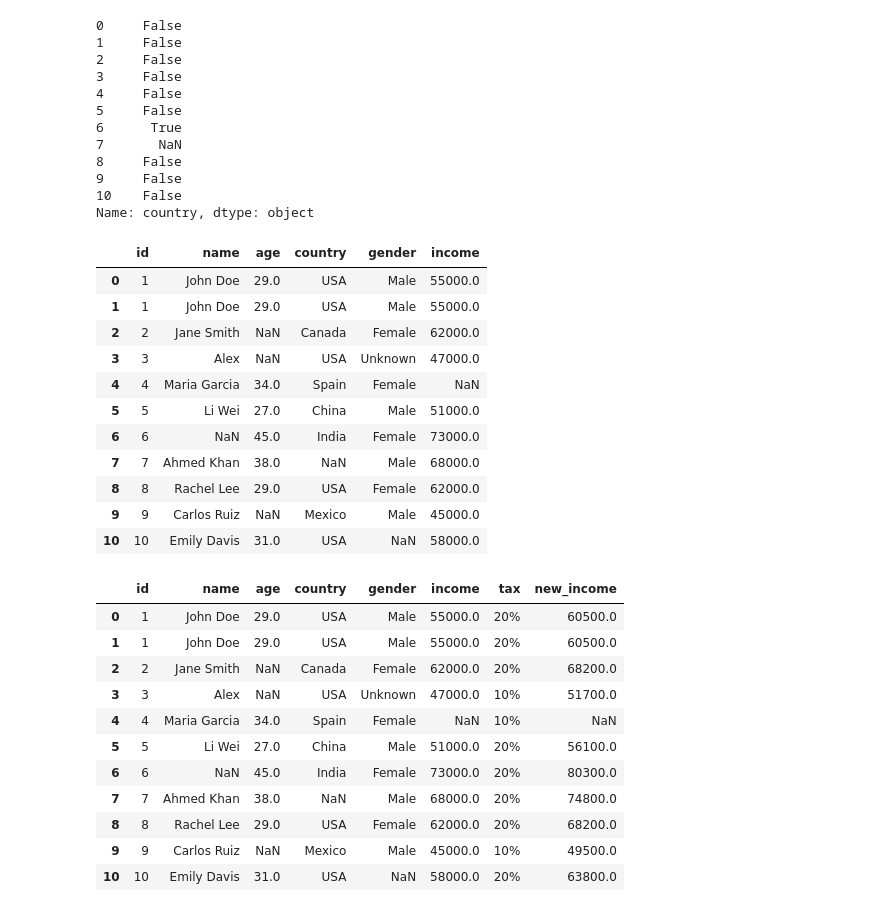
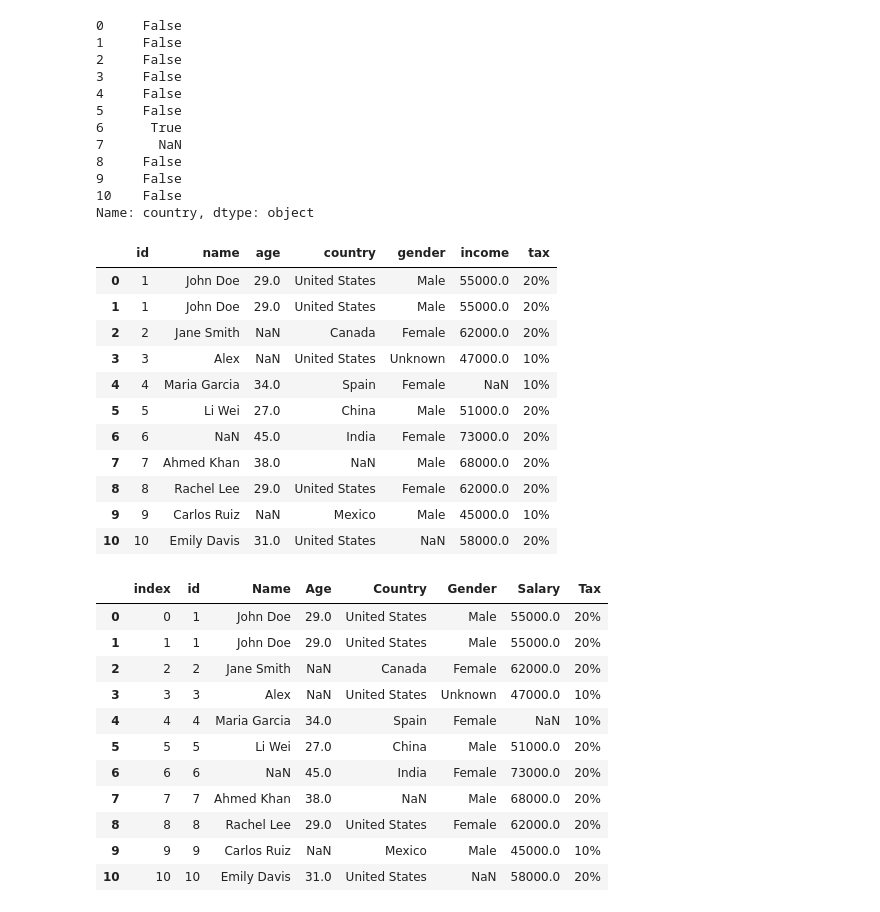
Before and after one commit to zzgirirohit001-tech/Amazon-store-work, a Jupyter notebook: jupyter/pandas.ipynb, the cells around one changed output. Drawn from its saved outputs; the diff is of its cells as text; code cells hidden in the pictures.

```diff
--- a/jupyter/pandas.ipynb
+++ b/jupyter/pandas.ipynb
@@ -359,41 +359,53 @@ df["country"].str.contains("india",case=False) #use case to ignore the upper or
 10    False
 Name: country, dtype: object
 # %%
-df
+df2
 # %% [output]
-|  | id | name | age | country | gender | income |
-| 0 | 1 | John Doe | 29.0 | USA | Male | 55000.0 |
-| 1 | 1 | John Doe | 29.0 | USA | Male | 55000.0 |
-| 2 | 2 | Jane Smith | NaN | Canada | Female | 62000.0 |
-| 3 | 3 | Alex | NaN | USA | Unknown | 47000.0 |
-| 4 | 4 | Maria Garcia | 34.0 | Spain | Female | NaN |
-| 5 | 5 | Li Wei | 27.0 | China | Male | 51000.0 |
-| 6 | 6 | NaN | 45.0 | India | Female | 73000.0 |
-| 7 | 7 | Ahmed Khan | 38.0 | NaN | Male | 68000.0 |
-| 8 | 8 | Rachel Lee | 29.0 | USA | Female | 62000.0 |
-| 9 | 9 | Carlos Ruiz | NaN | Mexico | Male | 45000.0 |
-| 10 | 10 | Emily Davis | 31.0 | USA | NaN | 58000.0 |
+|  | id | name | age | country | gender | income | tax |
+| 0 | 1 | John Doe | 29.0 | United States | Male | 55000.0 | 20% |
+| 1 | 1 | John Doe | 29.0 | United States | Male | 55000.0 | 20% |
+| 2 | 2 | Jane Smith | NaN | Canada | Female | 62000.0 | 20% |
+| 3 | 3 | Alex | NaN | United States | Unknown | 47000.0 | 10% |
+| 4 | 4 | Maria Garcia | 34.0 | Spain | Female | NaN | 10% |
+| 5 | 5 | Li Wei | 27.0 | China | Male | 51000.0 | 20% |
+| 6 | 6 | NaN | 45.0 | India | Female | 73000.0 | 20% |
+| 7 | 7 | Ahmed Khan | 38.0 | NaN | Male | 68000.0 | 20% |
+| 8 | 8 | Rachel Lee | 29.0 | United States | Female | 62000.0 | 20% |
+| 9 | 9 | Carlos Ruiz | NaN | Mexico | Male | 45000.0 | 10% |
+| 10 | 10 | Emily Davis | 31.0 | United States | NaN | 58000.0 | 20% |
 # %%
 #Featuring Engineering
 
 df2 = df.copy()
 df2["tax"] = df2["income"].apply(lambda x : "20%" if x >=50000 else "10%")
 gender_map = {"Male" :"M" ,"Female":"F","unknown" : "U" }
 df2["gender"].map(gender_map)
 
 df2.assign(new_income = df2["income"] * 1.1)
 
 df2["country"] = df2["country"].replace("USA","United States")
+
+#df is your dataframe
+df2.columns = ["id","Name","Age","Country","Gender","Income","Tax"] #giving error
+df2 = df2.rename(columns={"Income": "Salary"})
+df2.rename(index={1:"First"})
+df2.sort_values(["Salary"])
+# df2.sort_values(["Salary"],ascending=False)
+
+#reset index
+df2.reset_index()
+
+#Ranking
 # %% [output]
-|  | id | name | age | country | gender | income | tax | new_income |
-| 0 | 1 | John Doe | 29.0 | USA | Male | 55000.0 | 20% | 60500.0 |
-| 1 | 1 | John Doe | 29.0 | USA | Male | 55000.0 | 20% | 60500.0 |
-| 2 | 2 | Jane Smith | NaN | Canada | Female | 62000.0 | 20% | 68200.0 |
-| 3 | 3 | Alex | NaN | USA | Unknown | 47000.0 | 10% | 51700.0 |
-| 4 | 4 | Maria Garcia | 34.0 | Spain | Female | NaN | 10% | NaN |
-| 5 | 5 | Li Wei | 27.0 | China | Male | 51000.0 | 20% | 56100.0 |
-| 6 | 6 | NaN | 45.0 | India | Female | 73000.0 | 20% | 80300.0 |
-| 7 | 7 | Ahmed Khan | 38.0 | NaN | Male | 68000.0 | 20% | 74800.0 |
-| 8 | 8 | Rachel Lee | 29.0 | USA | Female | 62000.0 | 20% | 68200.0 |
-| 9 | 9 | Carlos Ruiz | NaN | Mexico | Male | 45000.0 | 10% | 49500.0 |
-| 10 | 10 | Emily Davis | 31.0 | USA | NaN | 58000.0 | 20% | 63800.0 |
+|  | index | id | Name | Age | Country | Gender | Salary | Tax |
+| 0 | 0 | 1 | John Doe | 29.0 | United States | Male | 55000.0 | 20% |
+| 1 | 1 | 1 | John Doe | 29.0 | United States | Male | 55000.0 | 20% |
+| 2 | 2 | 2 | Jane Smith | NaN | Canada | Female | 62000.0 | 20% |
+| 3 | 3 | 3 | Alex | NaN | United States | Unknown | 47000.0 | 10% |
+| 4 | 4 | 4 | Maria Garcia | 34.0 | Spain | Female | NaN | 10% |
+| 5 | 5 | 5 | Li Wei | 27.0 | China | Male | 51000.0 | 20% |
+| 6 | 6 | 6 | NaN | 45.0 | India | Female | 73000.0 | 20% |
+| 7 | 7 | 7 | Ahmed Khan | 38.0 | NaN | Male | 68000.0 | 20% |
+| 8 | 8 | 8 | Rachel Lee | 29.0 | United States | Female | 62000.0 | 20% |
+| 9 | 9 | 9 | Carlos Ruiz | NaN | Mexico | Male | 45000.0 | 10% |
+| 10 | 10 | 10 | Emily Davis | 31.0 | United States | NaN | 58000.0 | 20% |
```
Also changed, not shown: parts of 1 cell of this notebook.
